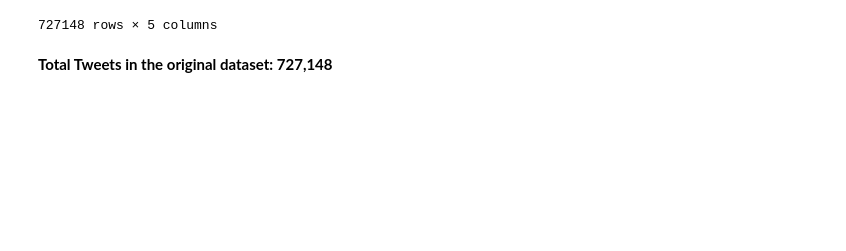
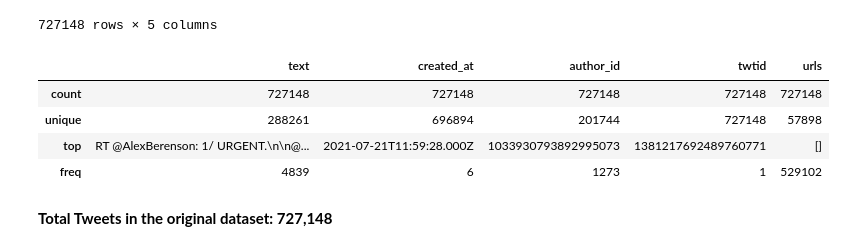
Before and after one commit to qcri/Vaccine_Disinfo, a Jupyter notebook: NEW/notebooks/VAERS_data/Twitter_Data_Analysis.ipynb, the cells around one changed output. Saved outputs shown, nothing was run; the diff lists cells and outputs as text; code cells hidden in the pictures; blank space fills up the shorter version.

```diff
--- a/NEW/notebooks/VAERS_data/Twitter_Data_Analysis.ipynb
+++ b/NEW/notebooks/VAERS_data/Twitter_Data_Analysis.ipynb
@@ -42,6 +42,14 @@ df
 | 727146 | @Reuters From #CoronaVaccine Chec... | 2021-01-01T00:54:48.000Z | 204176104 | 1344809262091038726 | [] |
 | 727147 | @jagmistereus @NCrosshair @Abomin... | 2021-01-01T00:09:44.000Z | 1166682768996274176 | 1344797922534313985 | [] |
 727148 rows × 5 columns
+# %%
+df.describe()
+# %% [output]
+|  | text | created_at | author_id | twtid | urls |
+| count | 727148 | 727148 | 727148 | 727148 | 727148 |
+| unique | 288261 | 696894 | 201744 | 727148 | 57898 |
+| top | RT @AlexBerenson: 1/ URGENT.\n\n@... | 2021-07-21T11:59:28.000Z | 1033930793892995073 | 1381217692489760771 | [] |
+| freq | 4839 | 6 | 1273 | 1 | 529102 |
 # %% [markdown]
 __Total Tweets in the original dataset: 727,148__
 # %%
```
Also changed, not shown: parts of 1 cell of this notebook.
